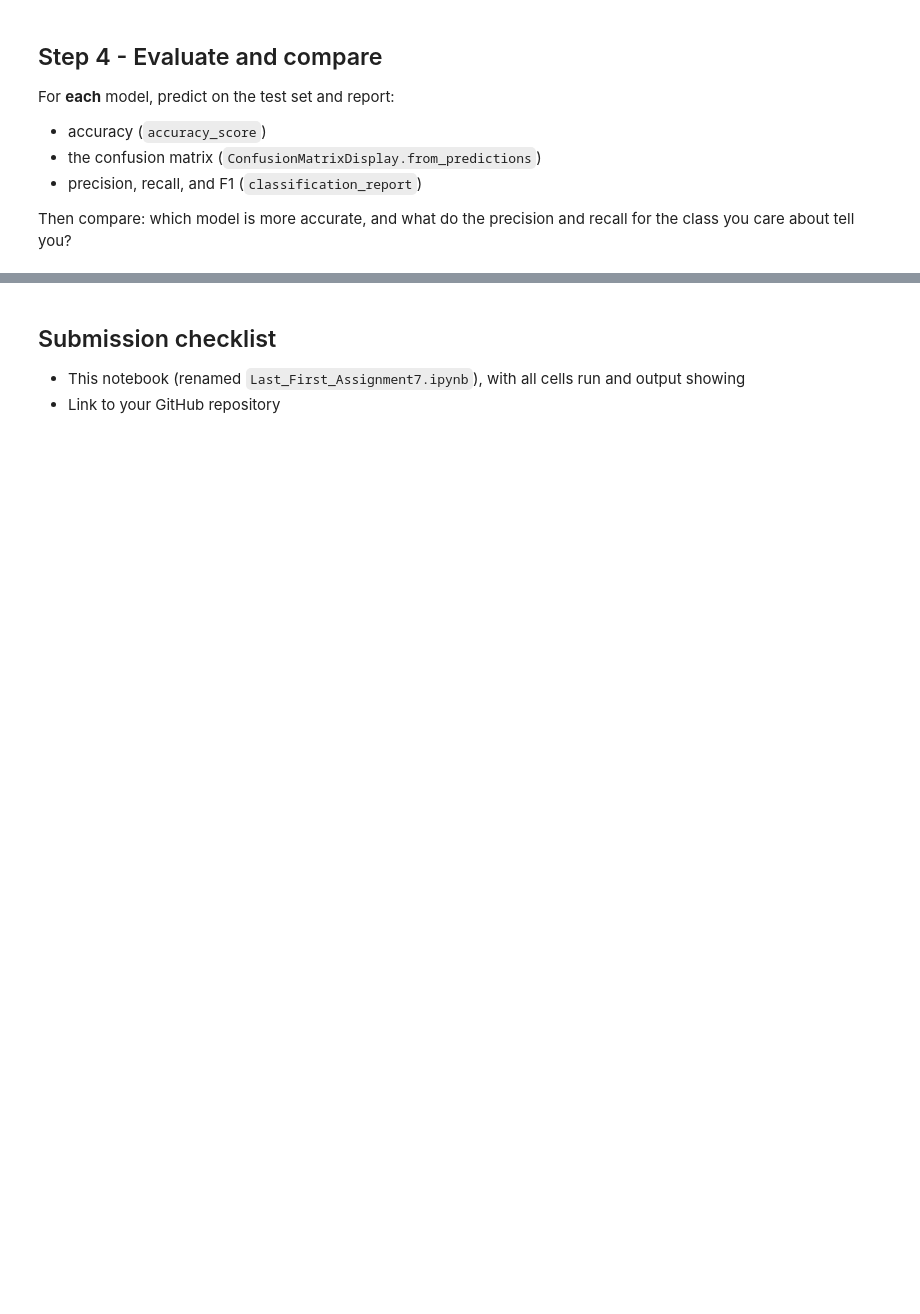
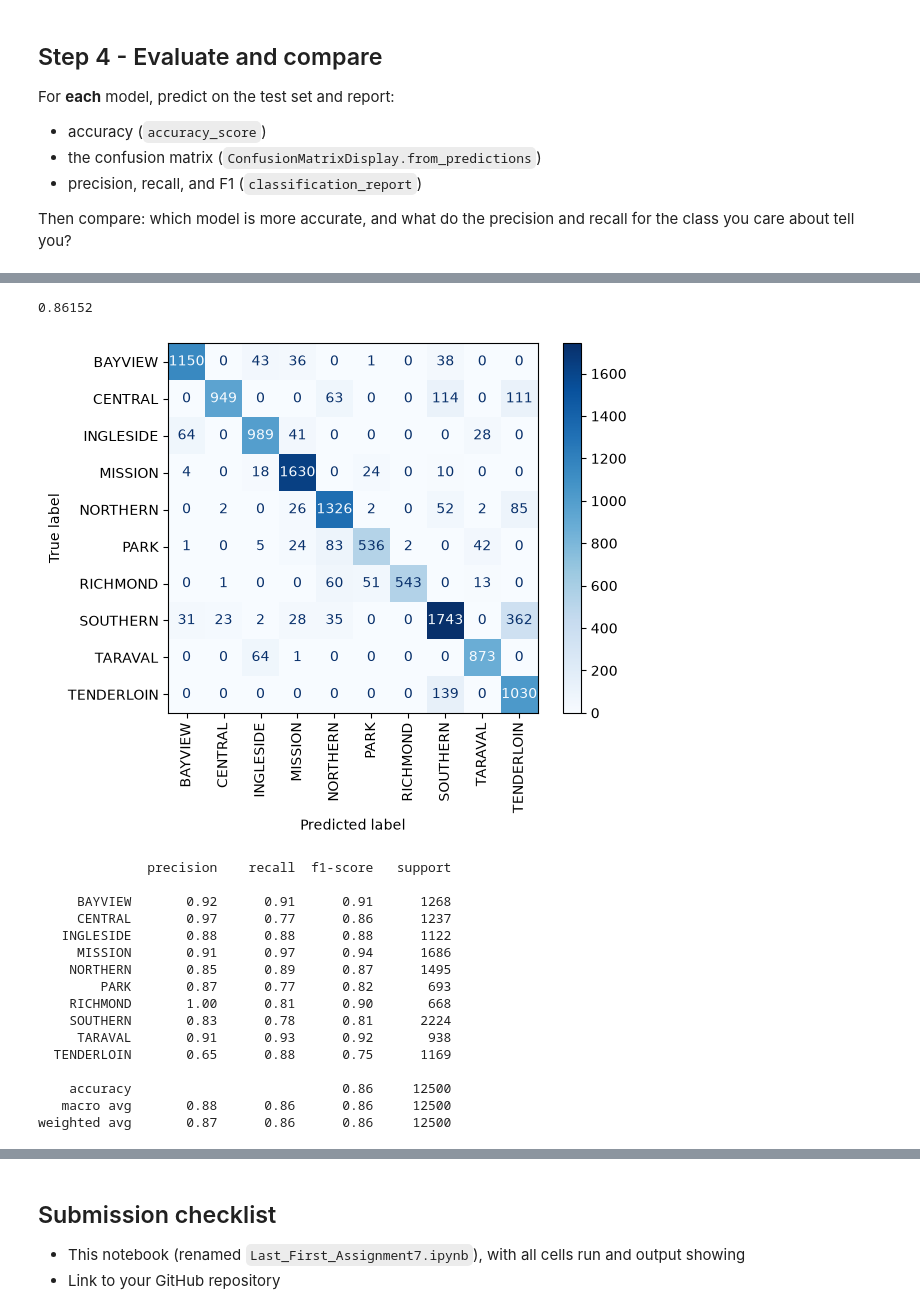
Before and after one commit to RealCodingGeeker/Assignment-7, a Jupyter notebook: Assignment/Assignment 7.ipynb, the cells around one changed output, grey strips where cells are left out. Cells and saved outputs as stored; diff of their text form; code cells hidden in the pictures; blank space fills up the shorter version.

```diff
--- a/Assignment/Assignment 7.ipynb
+++ b/Assignment/Assignment 7.ipynb
@@ -197,3 +207,6 @@ Each classifier is only a few lines: create it, then call `.fit(X_train, y_train
 # TODO: train a Naive Bayes classifier
 # Hint: nb_model = GaussianNB()
 #       nb_model.fit(X_train, y_train)
+
+nb_model = GaussianNB()
+nb_model.fit(Xp_train, yd_train)
@@ -217,5 +258,30 @@ class you care about tell you?
 # %%
 # TODO: evaluate the Naive Bayes model (same steps as above)
+
+nb_pred = nb_model.predict(Xp_test)
+print(accuracy_score(yd_test, nb_pred))
+ConfusionMatrixDisplay.from_predictions(yd_test, nb_pred, cmap="Blues", xticks_rotation=90)
+plt.show()
+print(classification_report(yd_test, nb_pred, zero_division=0))
+# %% [output]
+0.86152
+[figure, added]
+              precision    recall  f1-score   support
+
+     BAYVIEW       0.92      0.91      0.91      1268
+     CENTRAL       0.97      0.77      0.86      1237
+   INGLESIDE       0.88      0.88      0.88      1122
+     MISSION       0.91      0.97      0.94      1686
+    NORTHERN       0.85      0.89      0.87      1495
+        PARK       0.87      0.77      0.82       693
+    RICHMOND       1.00      0.81      0.90       668
+    SOUTHERN       0.83      0.78      0.81      2224
+     TARAVAL       0.91      0.93      0.92       938
+  TENDERLOIN       0.65      0.88      0.75      1169
+
+    accuracy                           0.86     12500
+   macro avg       0.88      0.86      0.86     12500
+weighted avg       0.87      0.86      0.86     12500
 # %%
 # TODO: compare the two models' accuracy against a baseline
 # Hint: baseline = y_test.value_counts(normalize=True).max()
```
Also changed, not shown: parts of 7 cells of this notebook.
